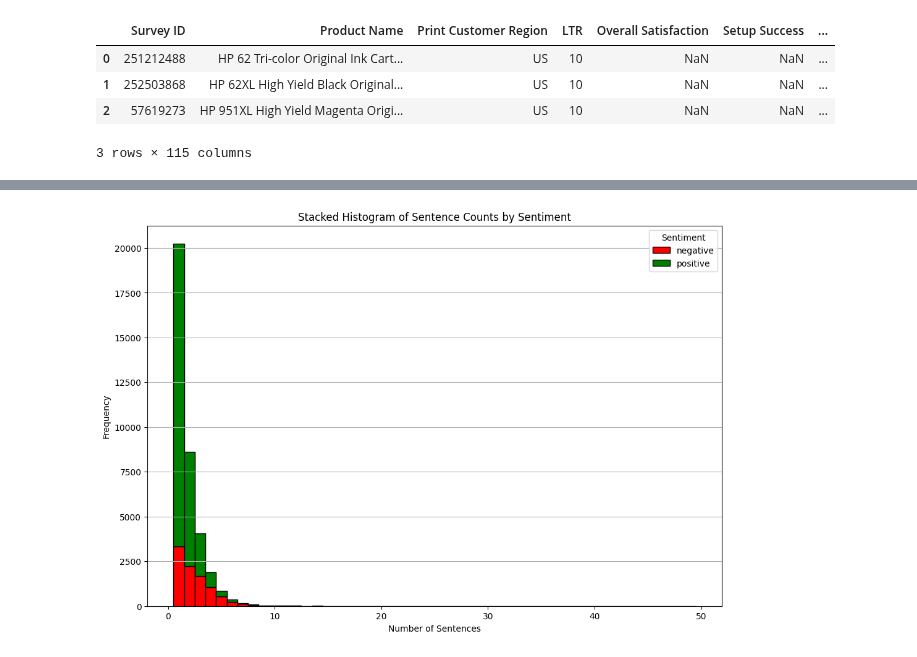
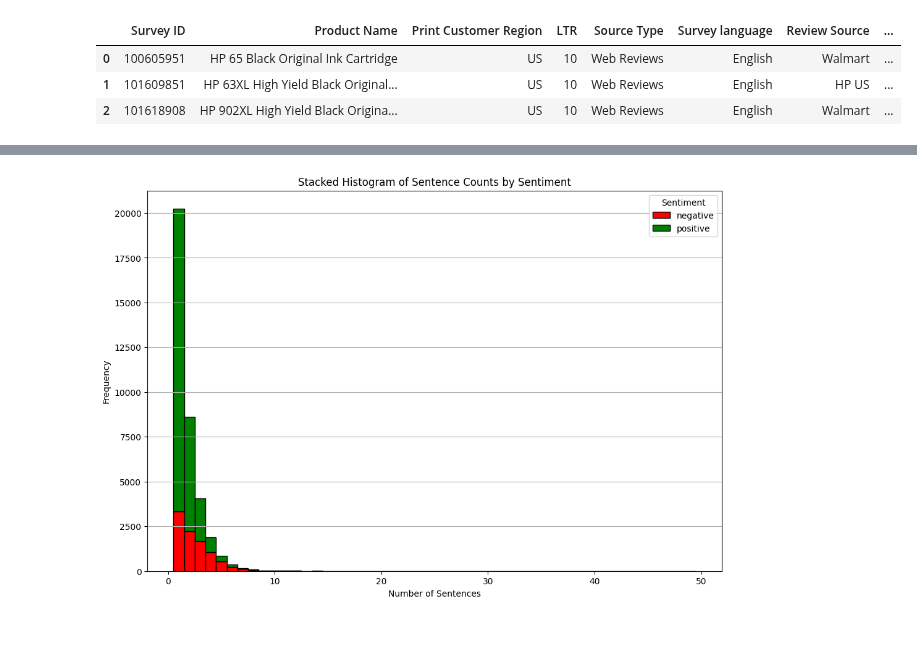
Before and after one commit to wd686/InkSightAnalyzer, a Jupyter notebook: EDA ABSA ZeroShot 3_3 [roy].ipynb, the cells around one changed output, grey strips where cells are left out. Cells and saved outputs as stored; diff of their text form; code cells hidden in the pictures.

```diff
--- a/EDA ABSA ZeroShot 3_3 [roy].ipynb
+++ b/EDA ABSA ZeroShot 3_3 [roy].ipynb
@@ -3,31 +3,28 @@
 # %%
 # runtime ~45s
 
 import pandas as pd
 import numpy as np
 
 # Define file paths
-filepath1 = r"Raw Web Reviews 2023-2024.xlsx"
-filepath2 = r"Combined Survey+Web review.xlsx"
+filepath = r"combined_df.csv"
 
-# Read the Excel files into DataFrames
-raw_df = pd.read_excel(filepath1, dtype=str)
-combined_df = pd.read_excel(filepath2, dtype=str)
+# Read the csv files into DataFrames
+combined_df = pd.read_csv(filepath, dtype=str)
 
 # raw_df.count()                                # 48,404 records
 # raw_df['Verbatim Text'].nunique()             # 41,365 unique text reviews
 # raw_df['Product Name'].nunique()              # 185 unique products
 # raw_df['Product Number (SKU)'].nunique()      # 185 unique product number SKUs
 # raw_df['Review Source'].nunique()             # 10 unique review source
 # raw_df['Ink Supply Type'].nunique()           # 2 Ink Supply Type; IIC (Ink-In-Cap) & IPH (Ink Per Head)
 
 combined_df.head(3)
 # %% [output]
-|  | Survey ID | Product Name | Print Customer Region | LTR | Overall Satisfaction | Setup Success | ... |
-| 0 | 251212488 | HP 62 Tri-color Original Ink Cart... | US | 10 | NaN | NaN | ... |
-| 1 | 252503868 | HP 62XL High Yield Black Original... | US | 10 | NaN | NaN | ... |
-| 2 | 57619273 | HP 951XL High Yield Magenta Origi... | US | 10 | NaN | NaN | ... |
+|  | Survey ID | Product Name | Print Customer Region | LTR | Source Type | Survey language | Review Source | ... |
+| 0 | 100605951 | HP 65 Black Original Ink Cartridge | US | 10 | Web Reviews | English | Walmart | ... |
+| 1 | 101609851 | HP 63XL High Yield Black Original... | US | 10 | Web Reviews | English | HP US | ... |
+| 2 | 101618908 | HP 902XL High Yield Black Origina... | US | 10 | Web Reviews | English | Walmart | ... |
-3 rows × 115 columns
 # %%
 import re
 
```
Also changed, not shown: 1 other file.
